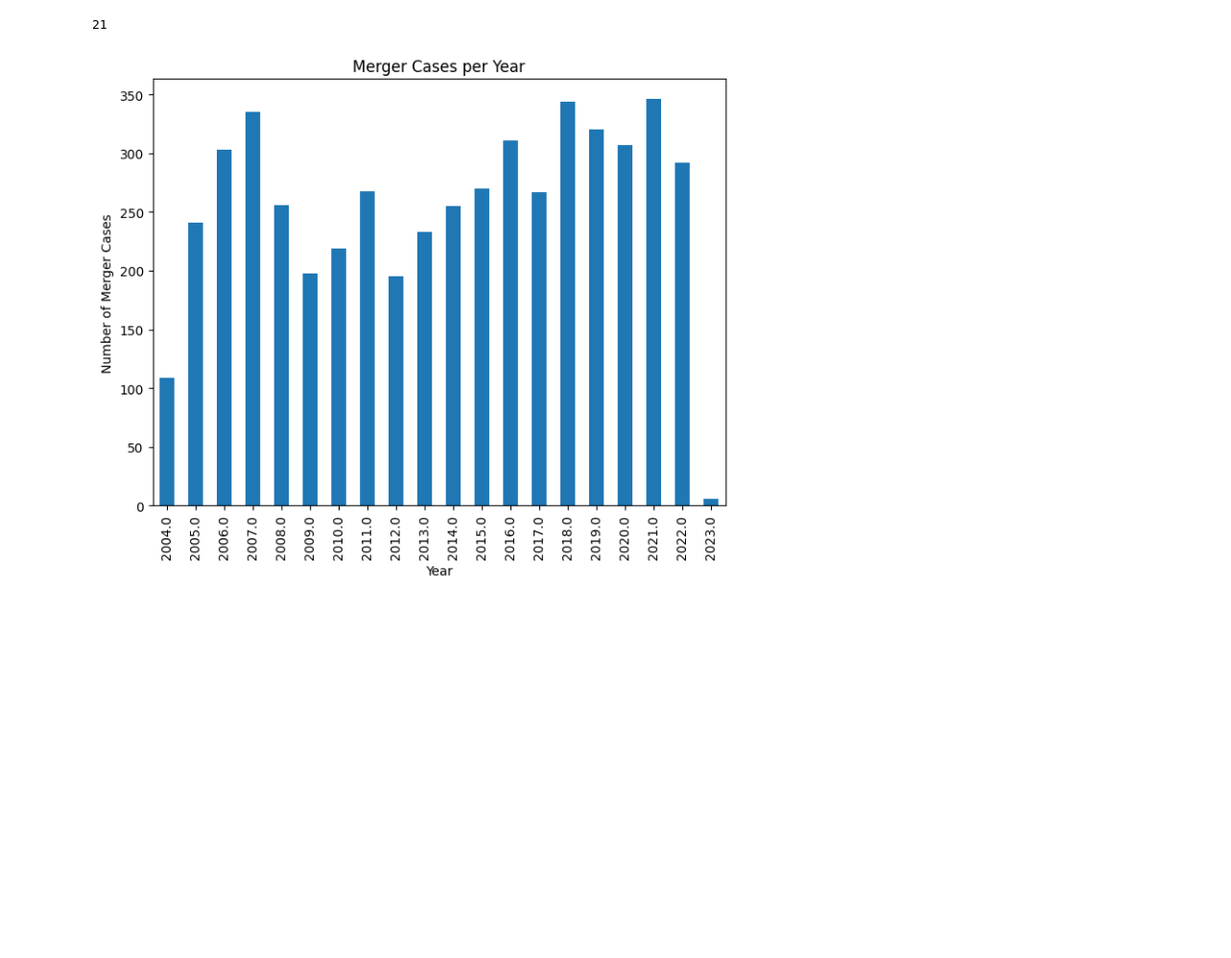
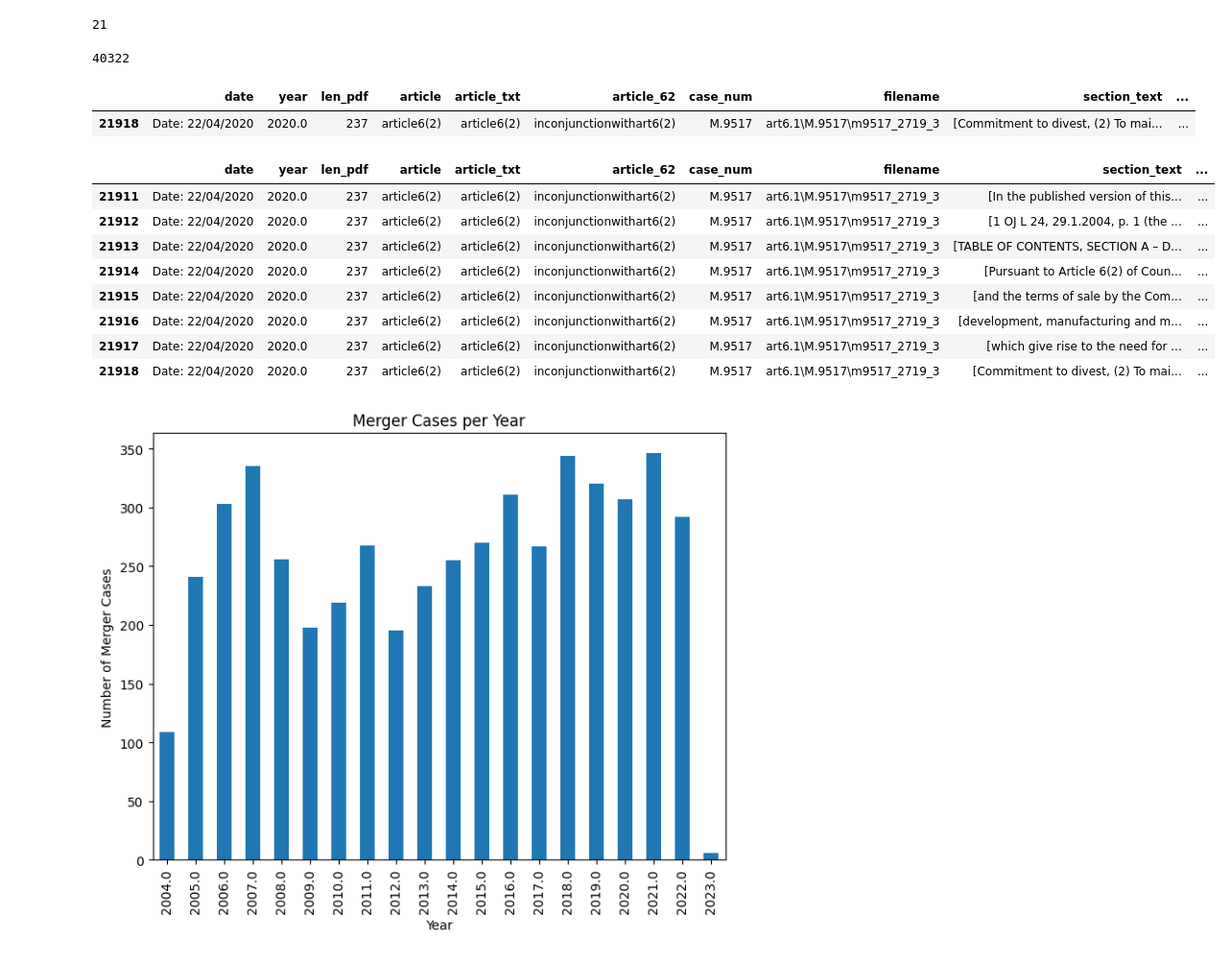
Before and after one commit to adellegia/predicting-merger-decision-outcomes, a Jupyter notebook: src/python/notebook/descriptives.ipynb, the cells around one changed output. Shown at 96% size. Cells and saved outputs as stored; diff of their text form; code cells hidden in the pictures; blank space fills up the shorter version.

```diff
--- a/src/python/notebook/descriptives.ipynb
+++ b/src/python/notebook/descriptives.ipynb
@@ -124,6 +196,27 @@ len(df[(df['count'] >= 100) & (df['count'] <= 5000)])
 min(df['count'])
 # %% [output]
 21
+# %%
+max(df['count'])
+# %% [output]
+40322
+# %%
+df[df['count']==max(df['count'])]
+# %% [output]
+|  | date | year | len_pdf | article | article_txt | article_62 | case_num | filename | section_text | ... |
+| 21918 | Date: 22/04/2020 | 2020.0 | 237 | article6(2) | article6(2) | inconjunctionwithart6(2) | M.9517 | art6.1\M.9517\m9517_2719_3 | [Commitment to divest, (2) To mai... | ... |
+# %%
+df[df['case_num']=='M.9517']
+# %% [output]
+|  | date | year | len_pdf | article | article_txt | article_62 | case_num | filename | section_text | ... |
+| 21911 | Date: 22/04/2020 | 2020.0 | 237 | article6(2) | article6(2) | inconjunctionwithart6(2) | M.9517 | art6.1\M.9517\m9517_2719_3 | [In the published version of this... | ... |
+| 21912 | Date: 22/04/2020 | 2020.0 | 237 | article6(2) | article6(2) | inconjunctionwithart6(2) | M.9517 | art6.1\M.9517\m9517_2719_3 | [1 OJ L 24, 29.1.2004, p. 1 (the ... | ... |
+| 21913 | Date: 22/04/2020 | 2020.0 | 237 | article6(2) | article6(2) | inconjunctionwithart6(2) | M.9517 | art6.1\M.9517\m9517_2719_3 | [TABLE OF CONTENTS, SECTION A – D... | ... |
+| 21914 | Date: 22/04/2020 | 2020.0 | 237 | article6(2) | article6(2) | inconjunctionwithart6(2) | M.9517 | art6.1\M.9517\m9517_2719_3 | [Pursuant to Article 6(2) of Coun... | ... |
+| 21915 | Date: 22/04/2020 | 2020.0 | 237 | article6(2) | article6(2) | inconjunctionwithart6(2) | M.9517 | art6.1\M.9517\m9517_2719_3 | [and the terms of sale by the Com... | ... |
+| 21916 | Date: 22/04/2020 | 2020.0 | 237 | article6(2) | article6(2) | inconjunctionwithart6(2) | M.9517 | art6.1\M.9517\m9517_2719_3 | [development, manufacturing and m... | ... |
+| 21917 | Date: 22/04/2020 | 2020.0 | 237 | article6(2) | article6(2) | inconjunctionwithart6(2) | M.9517 | art6.1\M.9517\m9517_2719_3 | [which give rise to the need for ... | ... |
+| 21918 | Date: 22/04/2020 | 2020.0 | 237 | article6(2) | article6(2) | inconjunctionwithart6(2) | M.9517 | art6.1\M.9517\m9517_2719_3 | [Commitment to divest, (2) To mai... | ... |
 # %%
 import matplotlib.pyplot as plt
 
```
Also changed, not shown: parts of 14 cells of this notebook, 3 other files.
